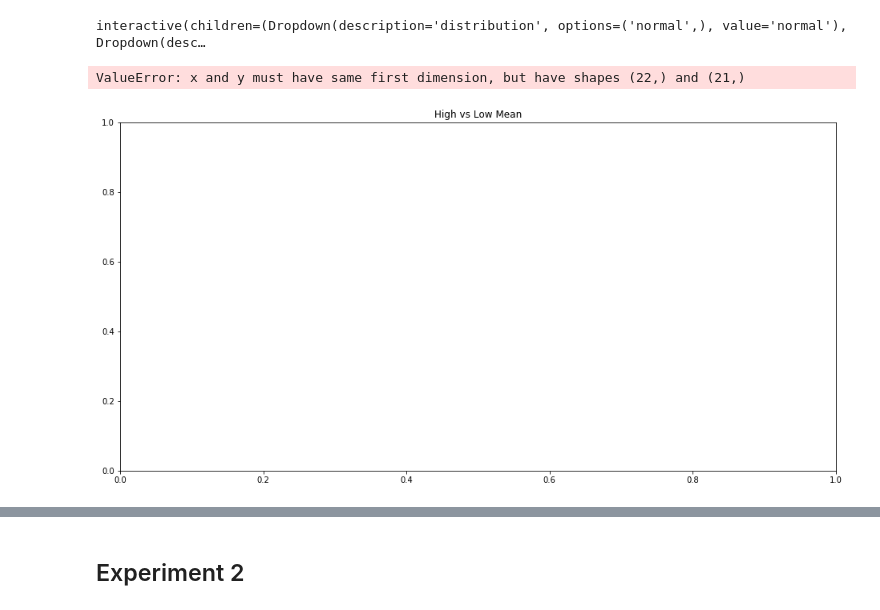
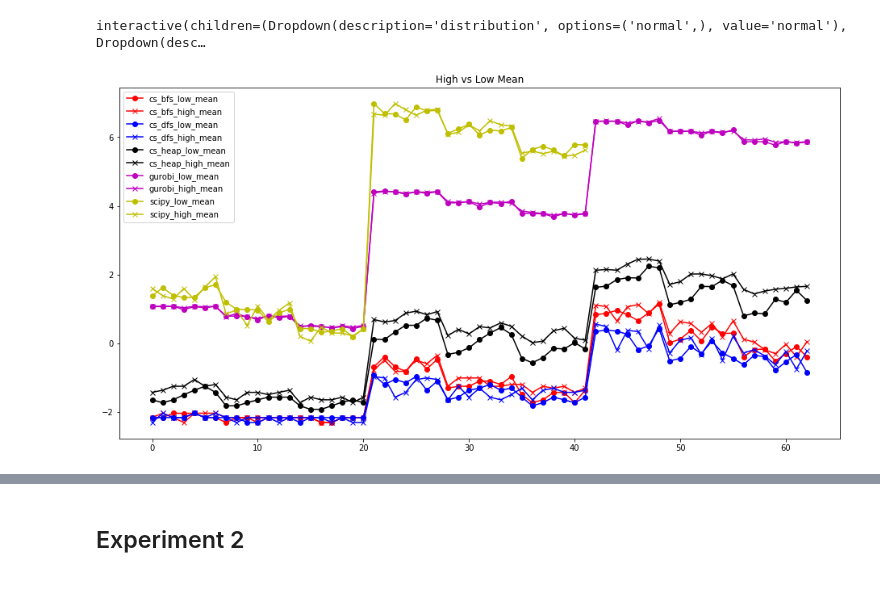
Before and after one commit to rizaozcelik/capacity-scaling, a Jupyter notebook: TermProject.ipynb, the cells around one changed output, grey strips where cells are left out. Drawn from its saved outputs; the diff is of its cells as text; code cells hidden in the pictures.

```diff
--- a/TermProject.ipynb
+++ b/TermProject.ipynb
@@ -9,9 +9,11 @@ import pandas as pd
 import matplotlib.pyplot as plt
 import matplotlib.gridspec as gridspec
 import seaborn as sns
+from qgrid import show_grid
 
 from ipywidgets import interact
 experiment_results_path = './experiments/results/'
+eps = 0.1 # just to prevent zero log in plotting
 # %% [markdown]
 # Capacity Scaling vs Linear Programming
 # %% [markdown]
@@ -104,21 +89,20 @@ interactive(children=(Dropdown(description='distribution', options=('normal',),
 # %%
 high_mean_results = experiment_results1[experiment_results1['mean'] == 1000]
 low_mean_results = experiment_results1[experiment_results1['mean'] == 50]
 
 markers = ['o','D','+', '^', 'x']
 colors = ['r','b','k','m','y']
 
 plt.figure(figsize=(16,8))
 x_values = range(len(high_mean_results.index) // 5)
 plt.title('High vs Low Mean')
 for name,color in zip(algo_names, colors):
-    plt.plot(x_values, np.log(low_mean_results[low_mean_results['name'] == name]['execution_time']), marker='o', color=color, label=name+'_low_mean')
-    plt.plot(x_values, np.log(high_mean_results[high_mean_results['name'] == name]['execution_time']), marker='x', color=color, label=name+'_high_mean')
+    plt.plot(x_values, np.log(low_mean_results[low_mean_results['name'] == name]['execution_time']+eps), marker='o', color=color, label=name+'_low_mean')
+    plt.plot(x_values, np.log(high_mean_results[high_mean_results['name'] == name]['execution_time']+eps), marker='x', color=color, label=name+'_high_mean')
 
 plt.legend();
 # %% [output]
-ValueError: x and y must have same first dimension, but have shapes (22,) and (21,)
-[figure, old version]
+[figure, new version]
 # %%
 low_std_results = experiment_results1[(experiment_results1['std'] == '50') | (experiment_results1['std'] == '3')]
 high_std_results = experiment_results1[(experiment_results1['std'] == '500') | (experiment_results1['std'] == '30')]
```
Also changed, not shown: parts of 16 cells of this notebook, 7 other files.
